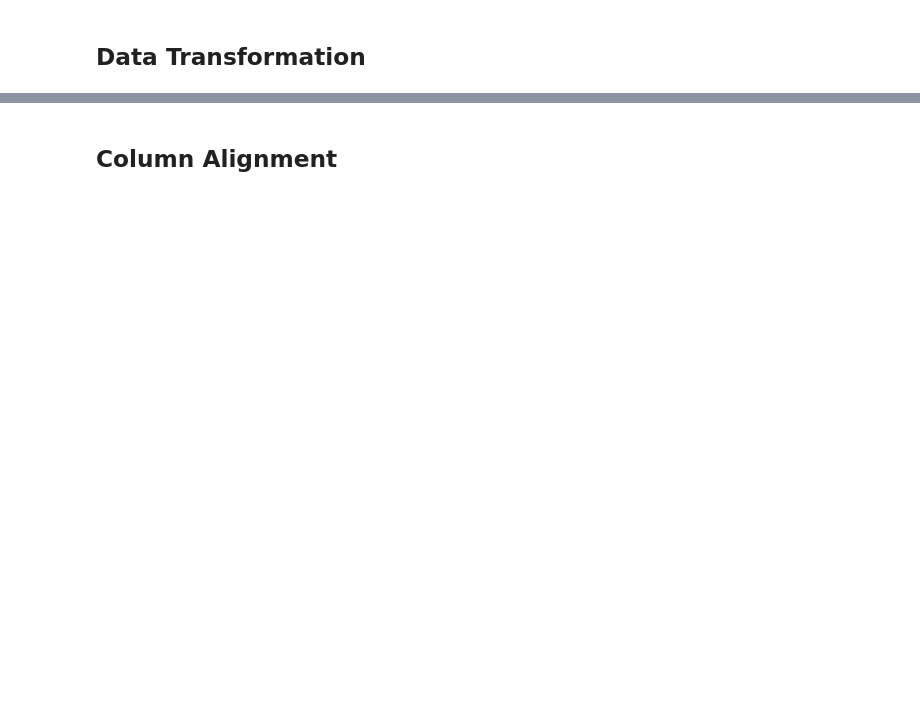
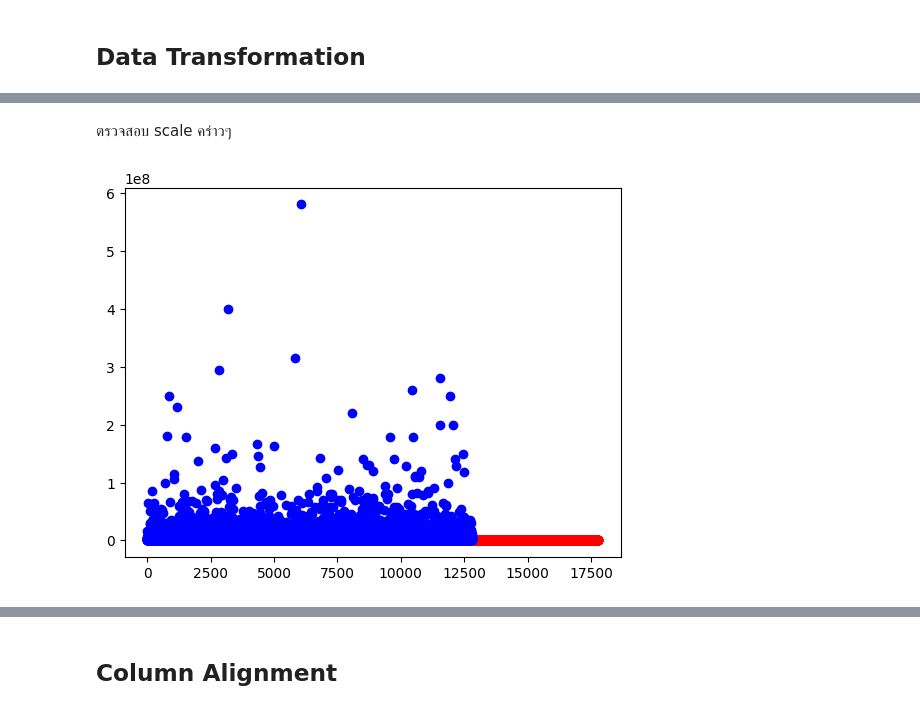
Before and after one commit to Thanyarat281-6/BSC_DPDM2025, a Jupyter notebook: Ch3_Data_Preprocessing.ipynb, the cells around one changed output, grey strips where cells are left out. Cells and saved outputs as stored; diff of their text form; code cells hidden in the pictures; blank space fills up the shorter version.

```diff
--- a/Ch3_Data_Preprocessing.ipynb
+++ b/Ch3_Data_Preprocessing.ipynb
@@ -580,0 +599,3 @@ unit_df
+# %%
+house = unit_df[unit_df['propertytype_name_th']=='บ้าน']
+condo = unit_df[unit_df['propertytype_name_th']=='คอนโด']
@@ -582,0 +656,6 @@ unit_df
+# %%
+house['price_min'] = house['price_min'] / 1000000
+print("House price_min (in millions of Baht):")
+print(house[['propertytype_name_th', 'price_min']].head())
+print("\nCondo price_min (in Baht):")
+print(condo[['propertytype_name_th', 'price_min']].head())
@@ -582,0 +699,2 @@ unit_df
+# %% [markdown]
+ตรวจสอบ scale คร่าวๆ
@@ -582,0 +703,5 @@ unit_df
+# %%
+plt.scatter(range(len(house['price_min'])), house['price_min'], c='r')
+plt.scatter(range(len(condo['price_min'])), condo['price_min'], c='b');
+# %% [output]
+[figure, added]
```
Also changed, not shown: parts of 37 cells of this notebook.
